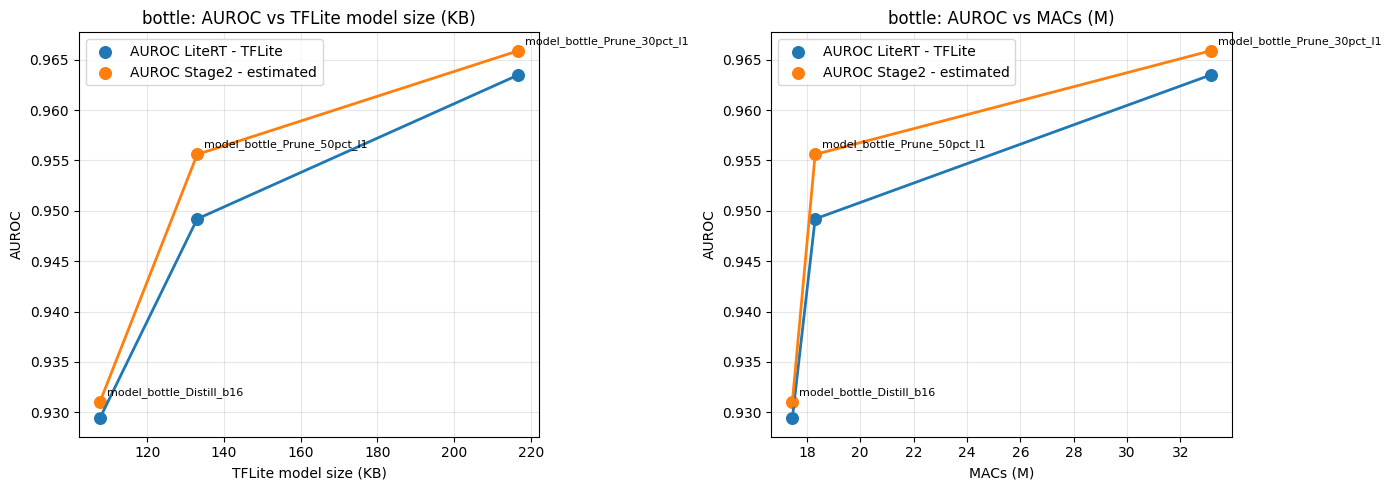
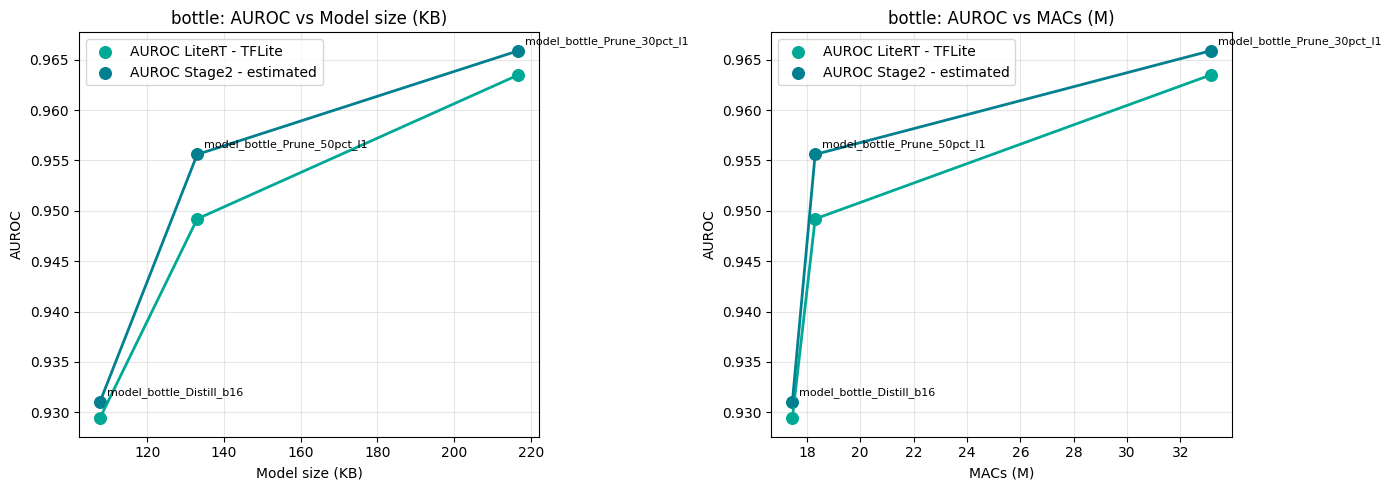
The change to this notebook cell's code, shown as a diff; its figure went from the first image to the second:
--- before
+++ after
@@ -40,11 +40,11 @@
 
     for ax, cost_col, xlabel in [
-        (axes[0], "tflite_kb", "TFLite model size (KB)"),
+        (axes[0], "tflite_kb", "Model size (KB)"),
         (axes[1], "macs_M", "MACs (M)"),
     ]:
 
         for auroc_col, color in [
-            ("auroc_litert", "tab:blue"),
-            ("auroc_stage2", "tab:orange"),
+            ("auroc_litert", "#00a896"),
+            ("auroc_stage2", "#028090"),
         ]:
 
@@ -91,4 +91,4 @@
 
     plt.tight_layout()
-    plt.savefig(f"pareto_{category}.png", dpi=150, bbox_inches="tight")
+    plt.savefig("Pareto_TFLiteVsStage2.png", dpi=300, bbox_inches="tight")
     plt.show()

Commit: Save images and create diagrams for presentation